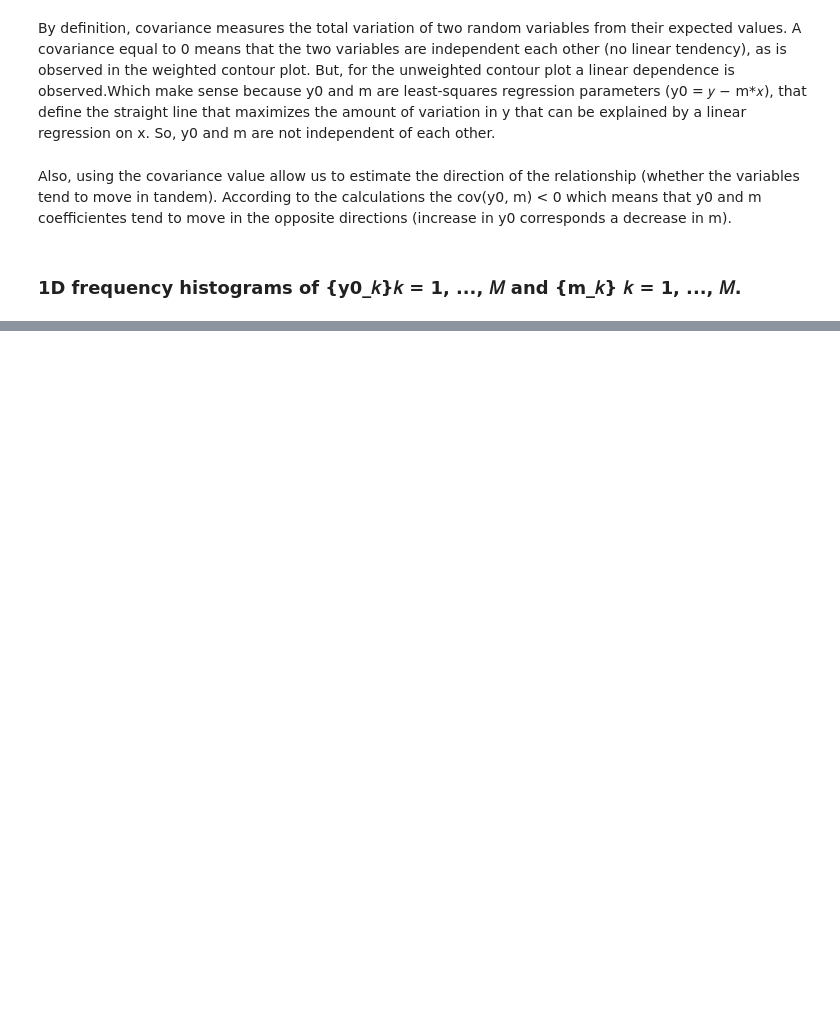
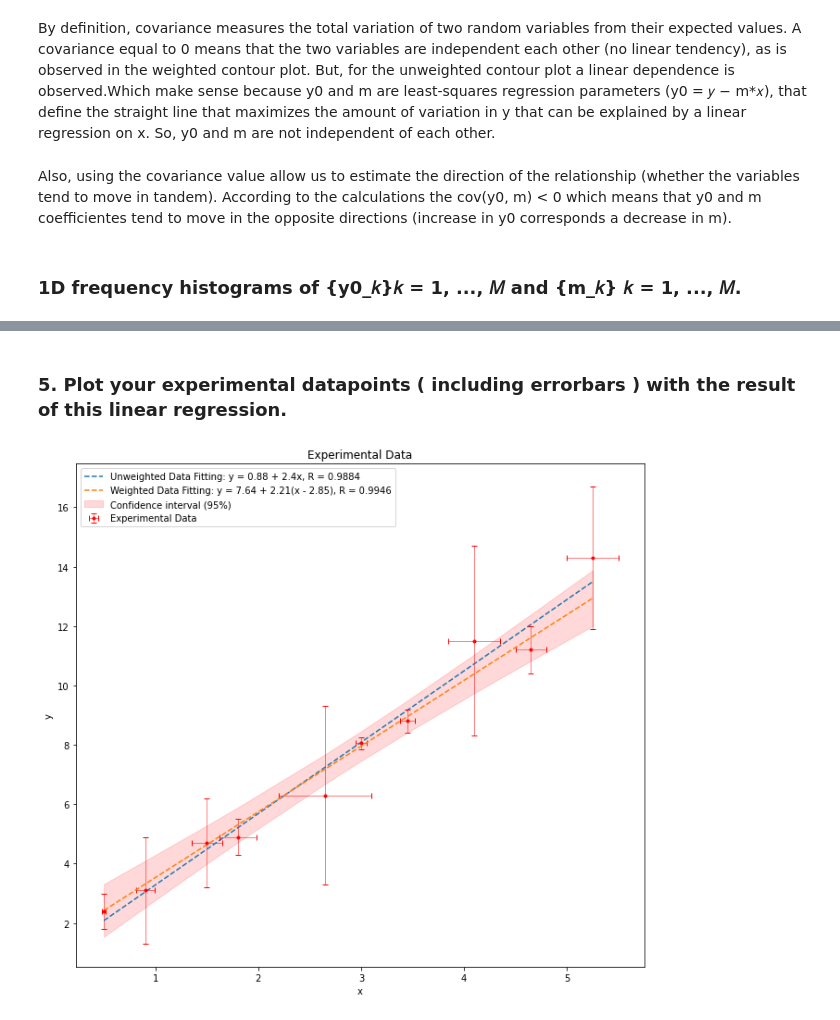
Before and after one commit to ccochato/cnm_final_project, a Jupyter notebook: FINAL_PROJECT_BOOTSTRAPPING_Carlos_Cocha.ipynb, the cells around one changed output, grey strips where cells are left out. Saved outputs shown, nothing was run; the diff lists cells and outputs as text; code cells hidden in the pictures; blank space fills up the shorter version.

Commit message:
Plotting of the main results and the modification of the average function

```diff
--- a/FINAL_PROJECT_BOOTSTRAPPING_Carlos_Cocha.ipynb
+++ b/FINAL_PROJECT_BOOTSTRAPPING_Carlos_Cocha.ipynb
@@ -12,24 +12,20 @@ import scipy.stats as stats
 import matplotlib.pyplot as plt
 from matplotlib.gridspec import GridSpec
 # %%
-def average(x, sx = [], w = False):
+def average(x, w = False, ws = 1):
     '''
     Function to calculate the average (weighted if w = True) of a set x.
 
     Parameters:
     x     :: set of data
-    sx    :: uncertainty of the data
+    ws    :: set of weights
 
     Example:
     average([2,5,4,5,7], [0.5,0.2,0.4,0.5,0.3],  w = True)
     - 5.07887
     '''
     if w == True:
-        n, d  = 0, 0
-        for i in range(len(x)):
-            n += x[i]/(sx[i]*sx[i])
-            d += 1/(sx[i]**2)
-        x_w = n/d
+        x_w = np.sum(x*ws)/np.sum(ws)
     else:
         x_w = np.sum(x)/len(x)
     return x_w
@@ -116,7 +113,7 @@ def pearson(x, y, w = False, ws = []):
     Parameters:
     x :: set of data
     y :: set of data
-    ws = weights
+    ws = set of weights
 
     Example:
     pearson(x, y, w = True, ws = 1/sy**2)
@@ -268,0 +266,30 @@ plt.show()
+# %% [markdown]
+### 5. Plot your experimental datapoints ( including errorbars ) with the result of this linear regression.
+# %%
+# Create a plot environment
+fig, ax = plt.subplots(figsize = (11, 10))
+# Experimental data fitting plot
+yfit = y0_mw + m_mw*np.array(x-average(x, w = True, ws = 1/(sy*sy)))
+plt.plot(x, y0_m + m_m*np.array(x), "--", label = "Unweighted Data Fitting: y = "+str(round(y0_m, 2))+
+         ' + '+str(round(m_m, 2))+'x, R = '+ str(round(pearson(x, y),4)))
+plt.errorbar(x,y, xerr = sx, yerr = sy, fmt = 'ro', markersize = 3,
+             ecolor = 'red', capsize = 3,  linewidth = 0.5,
+             color = 'darkblue', label = "Experimental Data")
+# Boostrapping data fitting plot
+plt.plot(x, yfit, "--", label = "Weighted Data Fitting: y = "+str(round(y0_mw, 2))+' + '+str(round(m_mw, 2))+
+         '(x - '+str(round(average(x, w = True, ws = 1/(sy*sy)),2))+'), R = '+
+         str(round(pearson(x, y, w= True, ws = 1/(sy*sy)),4)))
+# Confidence interval plot
+resid = y - yfit
+s_err = np.sqrt(np.sum(resid**2)/(len(resid) - 1))
+t = stats.t.ppf(0.975, len(x)-1) # t = 0.975 for 95 % of confidence
+ci = t * s_err * np.sqrt(1/len(x) + (x - np.mean(x))**2/np.sum((x-np.mean(x))**2))
+plt.fill_between(x, yfit + ci, yfit - ci, color=[1, 0, 0, 0.15], label = "Confidence interval (95%)")
+
+plt.xlabel('x')
+plt.ylabel('y')
+plt.title('Experimental Data')
+plt.legend()
+plt.show()
+# %% [output]
+[figure, added]
```
Also changed, not shown: parts of 5 cells of this notebook.
